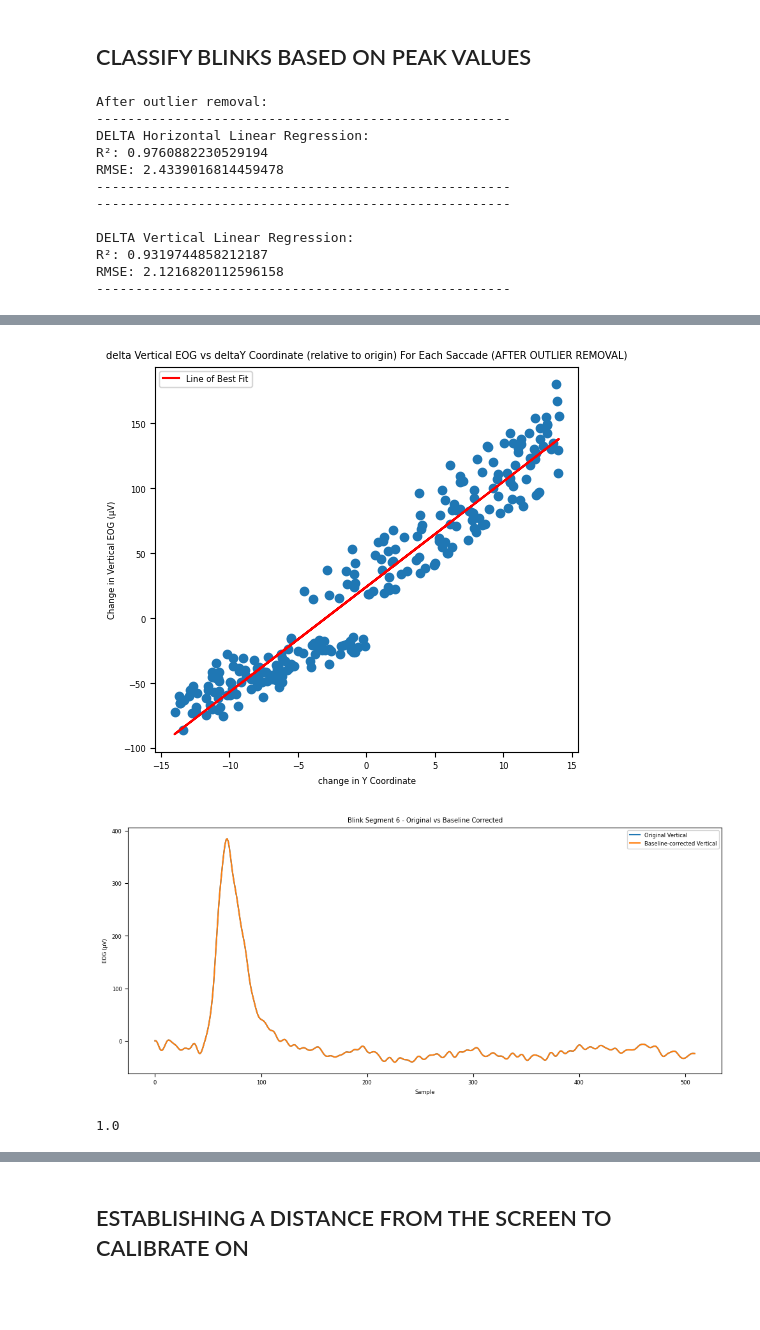
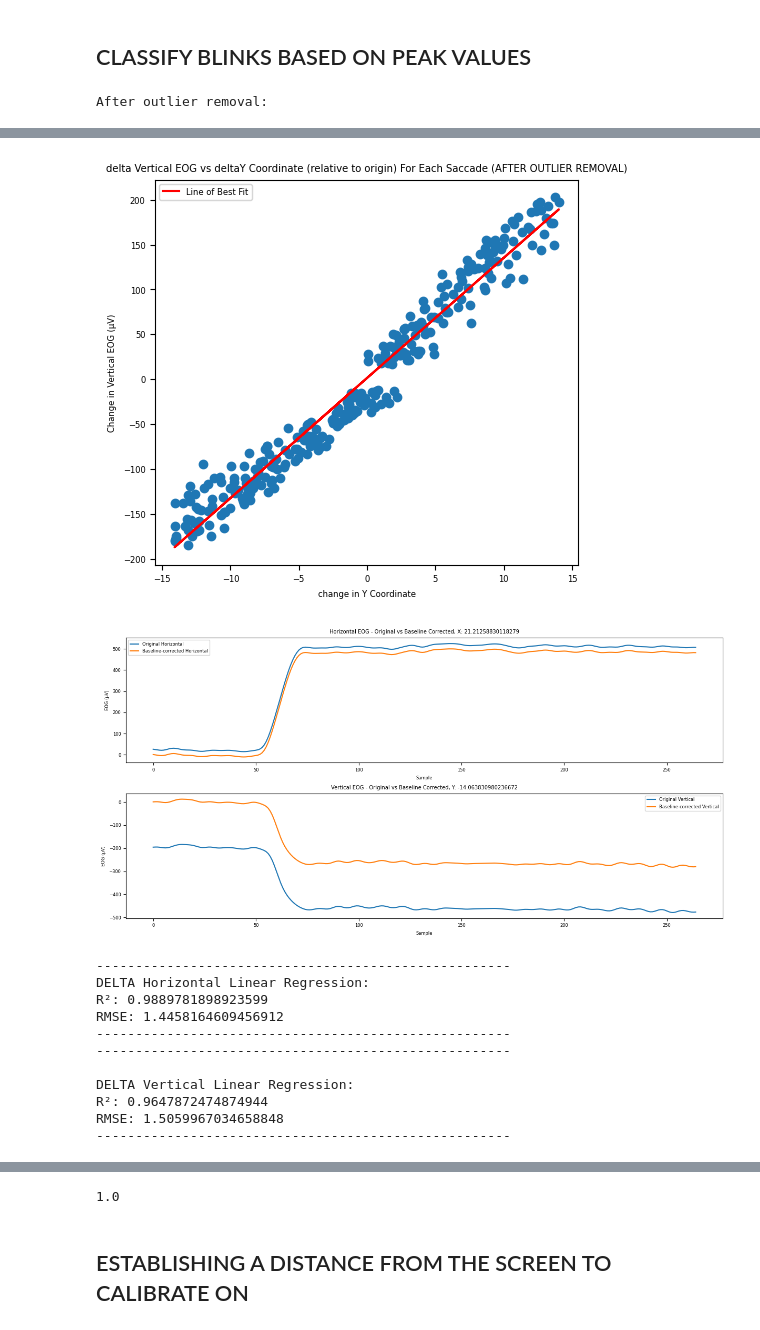
Before and after one commit to GTMRC-Industry/EOG-Software, a Jupyter notebook: EOG_Research.ipynb, the cells around one changed output, grey strips where cells are left out. Drawn from its saved outputs; the diff is of its cells as text; code cells hidden in the pictures; blank space fills up the shorter version.

```diff
--- a/EOG_Research.ipynb
+++ b/EOG_Research.ipynb
@@ -476,10 +476,10 @@ def test_accuracy(blinks_norm, peak_lowest):
 # %%
 #Now let's test this code on a new subject:
 def run_on_new_subject(subject_num: int):
-    data = load_data(f'./Malta_Data/P{subject_num}/p{subject_num}_EOG_transposed.csv', f'./Malta_Data_P{subject_num}/p{subject_num}_ControlSignal_transposed.csv')
+    data = load_data(f'./Malta_Data/P{subject_num}/p{subject_num}_EOG_transposed.csv', f'./Malta_Data/P{subject_num}/p{subject_num}_ControlSignal_transposed.csv')
     segments = segment_data(data)
     fw_saccades = get_fw_saccades(segments)
-    gaze = load_gaze(f'./Malta_Data_P{subject_num}/p{subject_num}_TargetGA.csv')
+    gaze = load_gaze(f'./Malta_Data/P{subject_num}/p{subject_num}_TargetGA.csv')
     coords = pd.DataFrame()
     coords['x'], coords['y'] = gaze_to_coordinates(gaze, 60)
     fw_mapping = map_fw_saccades_to_coords(fw_saccades, coords)
@@ -488,7 +488,7 @@ def run_on_new_subject(subject_num: int):
     deltaEOG_h, deltaX, deltaEOG_v, deltaY = filter_outliers(deltaEOG_h, deltaX, deltaEOG_v, deltaY)
     print('After outlier removal:')
     plot_dEOG_dCoord_rls(deltaEOG_h, deltaEOG_v, deltaX, deltaY, True)
-    # plot_baseline_norm(fw_mapping, 1)
+    plot_baseline_norm(fw_mapping, 1)
 
 
     # X_train_h, y_train_h, X_test_h, y_test_h, X_train_v, y_train_v, X_test_v, y_test_v = preprocess_data(fw_mapping)
@@ -506,6 +506,7 @@ def run_on_new_subject(subject_num: int):
     blinks_norm = norm_blinks(blinks)
     plot_blink(blinks_norm, blinks, 6)
 
+
     peak_lowest = blinkCalibration(blinks_norm[20:40])
     print(test_accuracy(blinks_norm[40:], peak_lowest))
 
@@ -513,17 +514,6 @@ def run_on_new_subject(subject_num: int):
     # print(cut_blinks[0])
 
 #Edit this argument to switch between subject 1, 2, 3, etc.
-run_on_new_subject(4)
+run_on_new_subject(1)
 # %% [output]
 After outlier removal:
------------------------------------------------------
-DELTA Horizontal Linear Regression:
-R²: 0.9760882230529194
-RMSE: 2.4339016814459478
------------------------------------------------------
------------------------------------------------------
-
-DELTA Vertical Linear Regression:
-R²: 0.9319744858212187
-RMSE: 2.1216820112596158
------------------------------------------------------
@@ -533,3 +523,13 @@ RMSE: 2.1216820112596158
-[figure, old version]
+[figure, new version]
-[figure, old version]
+[figure, new version]
-1.0
+-----------------------------------------------------
+DELTA Horizontal Linear Regression:
+R²: 0.9889781898923599
+RMSE: 1.4458164609456912
+-----------------------------------------------------
+-----------------------------------------------------
+
+DELTA Vertical Linear Regression:
+R²: 0.9647872474874944
+RMSE: 1.5059967034658848
+-----------------------------------------------------
@@ -536,3 +537,4 @@ RMSE: 2.1216820112596158
+1.0
 # %% [markdown]
 ## ESTABLISHING A DISTANCE FROM THE SCREEN TO CALIBRATE ON
 # %%
```
Also changed, not shown: parts of 1 cell of this notebook, 11 other files.
